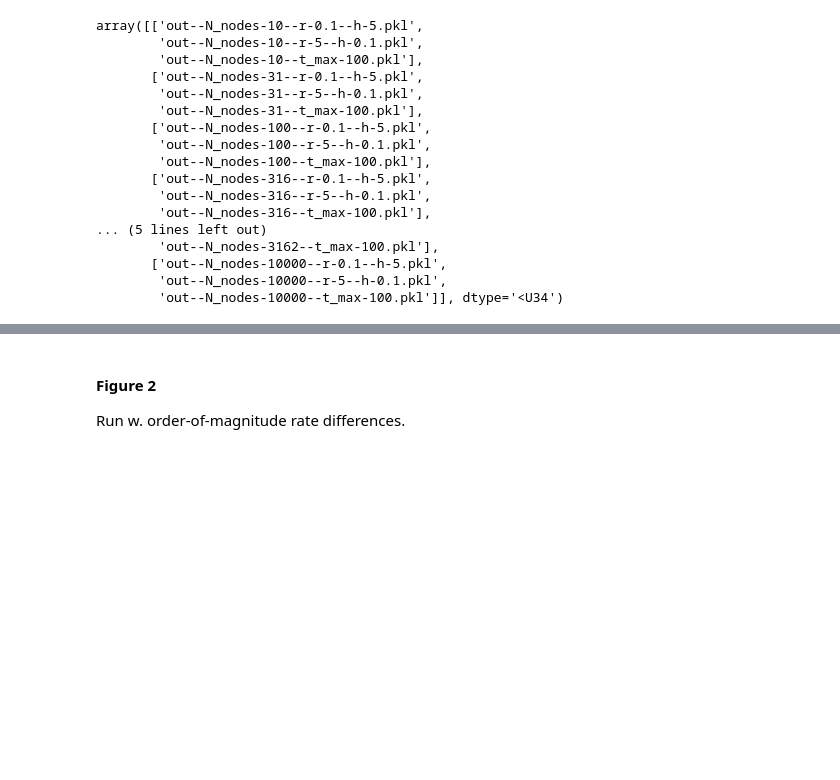
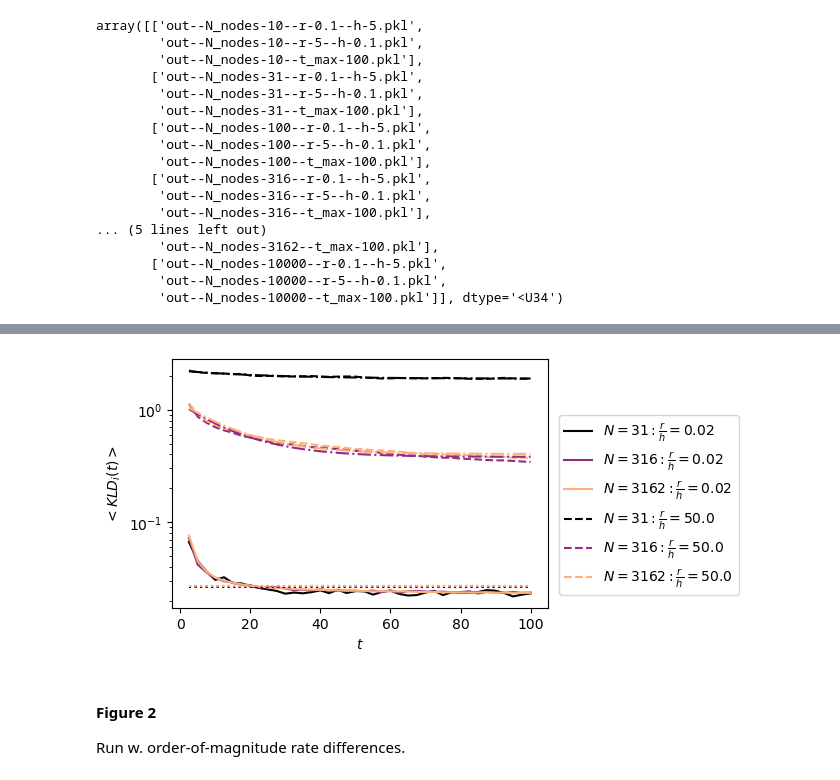
Before and after one commit to Priesemann-Group/neuro_op, a Jupyter notebook: notebooks/Figures1-2-distances.ipynb, the cells around one changed output, grey strips where cells are left out. Drawn from its saved outputs; the diff is of its cells as text; code cells hidden in the pictures; blank space fills up the shorter version.

```diff
--- a/notebooks/Figures1-2-distances.ipynb
+++ b/notebooks/Figures1-2-distances.ipynb
@@ -88,13 +88,3 @@ array([['out--N_nodes-10--r-0.1--h-5.pkl',
        ['out--N_nodes-10000--r-0.1--h-5.pkl',
         'out--N_nodes-10000--r-5--h-0.1.pkl',
         'out--N_nodes-10000--t_max-100.pkl']], dtype='<U34')
-# %%
-# Plan:
-# 1 subplot per N_nodes, 3 lines per subplot (r,h)
-# Plot KLDs, quad. errors
-
-# Plot some example for mu_node_i over time
-for i in [1, 3, 5]:
-    for j in [0, 1]:
-        print(res2[i * 3 + j])
-res2
@@ -136,15 +102,18 @@ fig, ax = plt.subplots(
     figsize=(1.5 *3* len(rates_ex), 1 * len(N_ex)),
     constrained_layout=True,
 )
-# fig.tight_layout()
 
+plotted = []
 for i in range(len(N_ex)):
     for j in rates_ex:
-        mu_tmp = np.array(mu_arr[N_ex[i] * len(rates) + j]).T
+        idx = N_ex[i] * 3 + j
+        plotted.append(res2[idx])
+        mu_tmp = np.array(mu_arr[idx]).T
         for y in mu_tmp:
             x = np.arange(0, len(y) * 2.5, 2.5)
             ax[j, i].plot(x, y, alpha=0.2)
         ax[j, i].set_title("N=" + str(len(mu_tmp)) + "; (r,h)=" + str(rates_equiv[j]))
+print(plotted)
 ax[0, 0].set_ylabel("$MLE(\mu)_i$")
 ax[1, 0].set_ylabel("$MLE(\mu)_i$")
 ax[1, 0].set_xlabel("$t$")
@@ -155,5 +124,5 @@ fig.suptitle(
 )
 
 plt.show()
-fig.savefig("MLEs.png")
+fig.savefig("MLEs.png", dpi=600)
 # %% [output]
@@ -160 +130,75 @@ fig.savefig("MLEs.png")
 [figure]
+# %%
+# <KLD>-t plots
+N_ex = [1, 3, 5]
+N_equiv = [31, 316, 3162]
+rates_ex = [0, 1]  # ==[(0.1, 5), (5, 0.1)], because I seemingly like ugly coding
+rates = [0.1 / 5, 5 / 0.1]
+
+kld_mean = []
+labels = []
+plotted = []
+for i in range(len(N_ex)):
+    for j in rates_ex:
+        idx = N_ex[i] * 3 + j
+        labels.append(
+            "$N=" + str(N_equiv[i]) + ": \\" + "frac{r}{h}=" + str(rates[j]) + "$"
+        )
+        kld_mean.append(np.nanmean(np.array(kld_arr[idx]), axis=1)[:, 1])
+        plotted.append(res2[idx])
+print(plotted)
+x = np.arange(0, len(kld_mean[0]) * 2.5, 2.5)
+
+x = x[1:]
+kld_mean = np.array(kld_mean)[:, 1:]
+
+pfac = 3
+
+fig = plt.figure(
+    figsize=(1.5 * pfac, 1 * pfac),
+    constrained_layout=True,
+)
+ax = fig.add_subplot(111)
+ax.set_prop_cycle(
+    color=cmap2(np.linspace(0, 1 - 1 / len(kld_mean), len(kld_mean) // 2))
+)
+
+for i in [0, 2, 4]:
+    ax.plot(x, kld_mean[i], linestyle="-", label=str(labels[i]))
+
+for i in [1, 3, 5]:
+    ax.plot(x, kld_mean[i], linestyle="--", label=str(labels[i]))
+
+# fitting
+def func(x, a, b, c):
+    return a * np.exp(b * x) + c
+
+
+x = x
+y = kld_mean
+fits_r = []
+for y in np.array(kld_mean)[[0, 2, 4]]:
+    fits_r.append(
+        scipy.optimize.curve_fit(
+            func, x, y, bounds=([0, -np.inf, 0], [np.inf, 0, np.inf])
+        )
+    )
+fits_h = []
+for y in np.array(kld_mean)[[1, 3, 5]]:
+    fits_h.append(
+        scipy.optimize.curve_fit(
+            func, x, y, bounds=([0, -np.inf, 0], [np.inf, 0, np.inf])
+        )
+    )
+for i in fits_r:
+    ax.plot(x, func(x, *i[0]), linestyle=":")
+for i in fits_h:
+    ax.plot(x, func(x, *i[0]), linestyle="-.")
+
+#ax.set_xscale("log")
+ax.set_yscale("log")
+ax.set_xlabel("$t$")
+ax.set_ylabel("$<KLD_i(t)>$")
+
+fig.legend(loc="center left", bbox_to_anchor=(1, 0.5))
+# %% [output]
@@ -161,3 +207,4 @@ fig.savefig("MLEs.png")
+[figure, added]
 # %% [markdown]
 #### Figure 2
 
```
Also changed, not shown: parts of 6 cells of this notebook, 5 other files.
